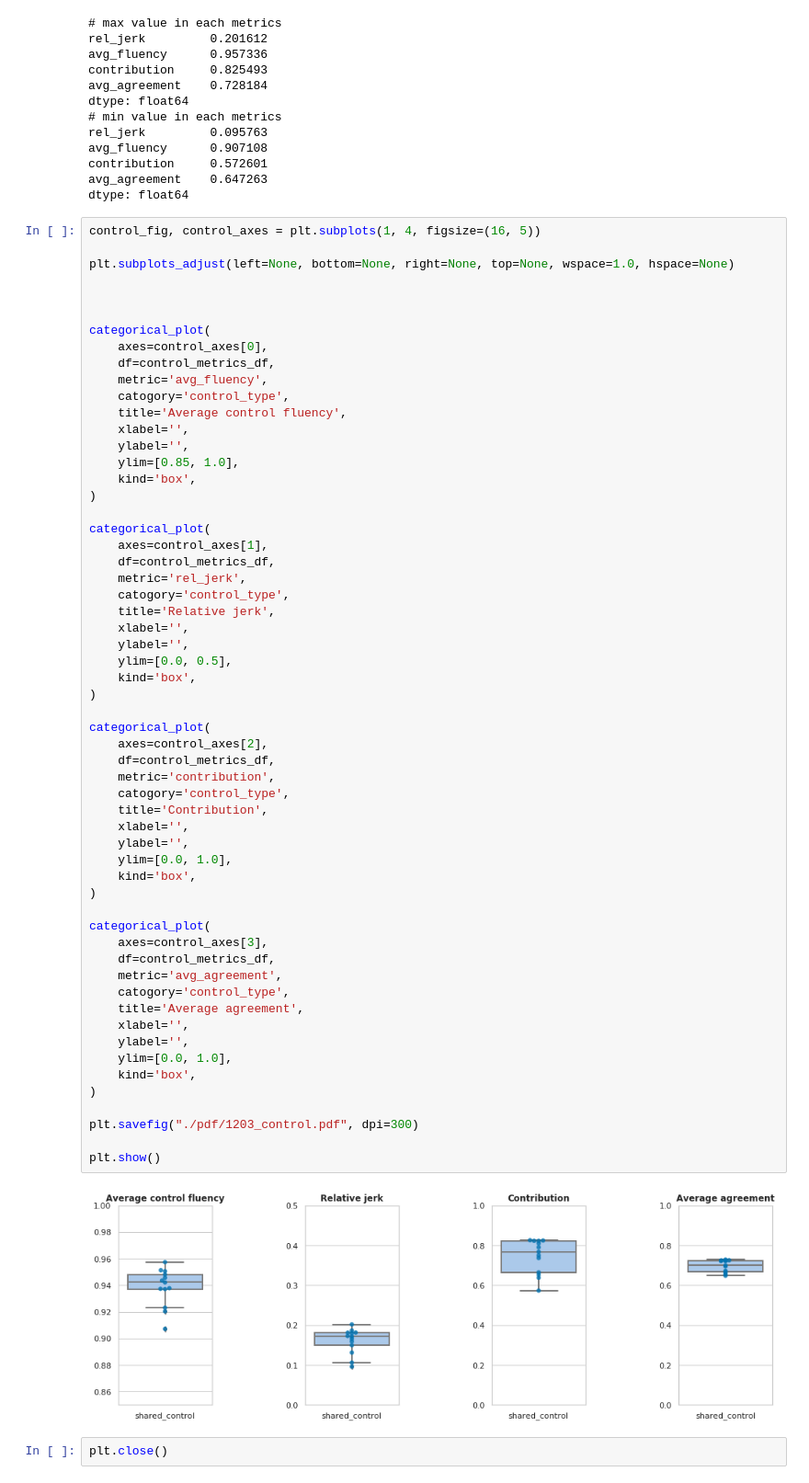
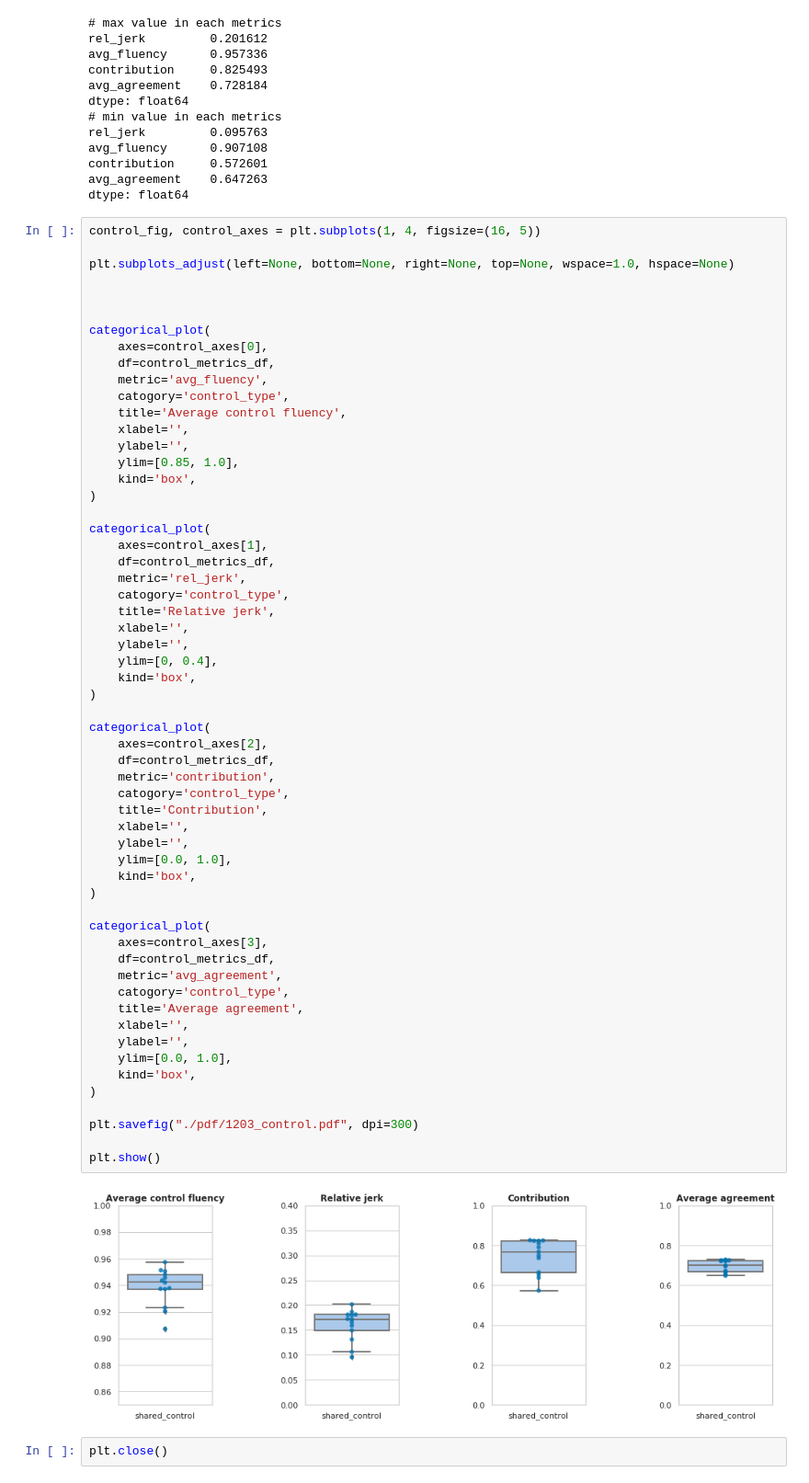
Before and after one commit to epfl-lasa/crowdbot-evaluation-tools, a Jupyter notebook: notebooks/comprehensive_eval_ver2-stats.ipynb, the cells around one changed output. Shown at 92% size. Drawn from its saved outputs; the diff is of its cells as text.

```diff
--- a/notebooks/comprehensive_eval_ver2-stats.ipynb
+++ b/notebooks/comprehensive_eval_ver2-stats.ipynb
@@ -1604,39 +1606,39 @@ categorical_plot(
     title='Relative jerk',
     xlabel='',
     ylabel='',
-    ylim=[0.0, 0.5],
+    ylim=[0, 0.4],
     kind='box',
 )
 
 categorical_plot(
     axes=control_axes[2],
     df=control_metrics_df,
     metric='contribution',
     catogory='control_type',
     title='Contribution',
     xlabel='',
     ylabel='',
     ylim=[0.0, 1.0],
     kind='box',
 )
 
 categorical_plot(
     axes=control_axes[3],
     df=control_metrics_df,
     metric='avg_agreement',
     catogory='control_type',
     title='Average agreement',
     xlabel='',
     ylabel='',
     ylim=[0.0, 1.0],
     kind='box',
 )
 
 plt.savefig("./pdf/1203_control.pdf", dpi=300)
 
 plt.show()
 # %% [output]
-[figure, old version]
+[figure, new version]
 # %%
 plt.close()
 # %% [markdown]
```
Also changed, not shown: parts of 59 cells of this notebook, 26 other files.
